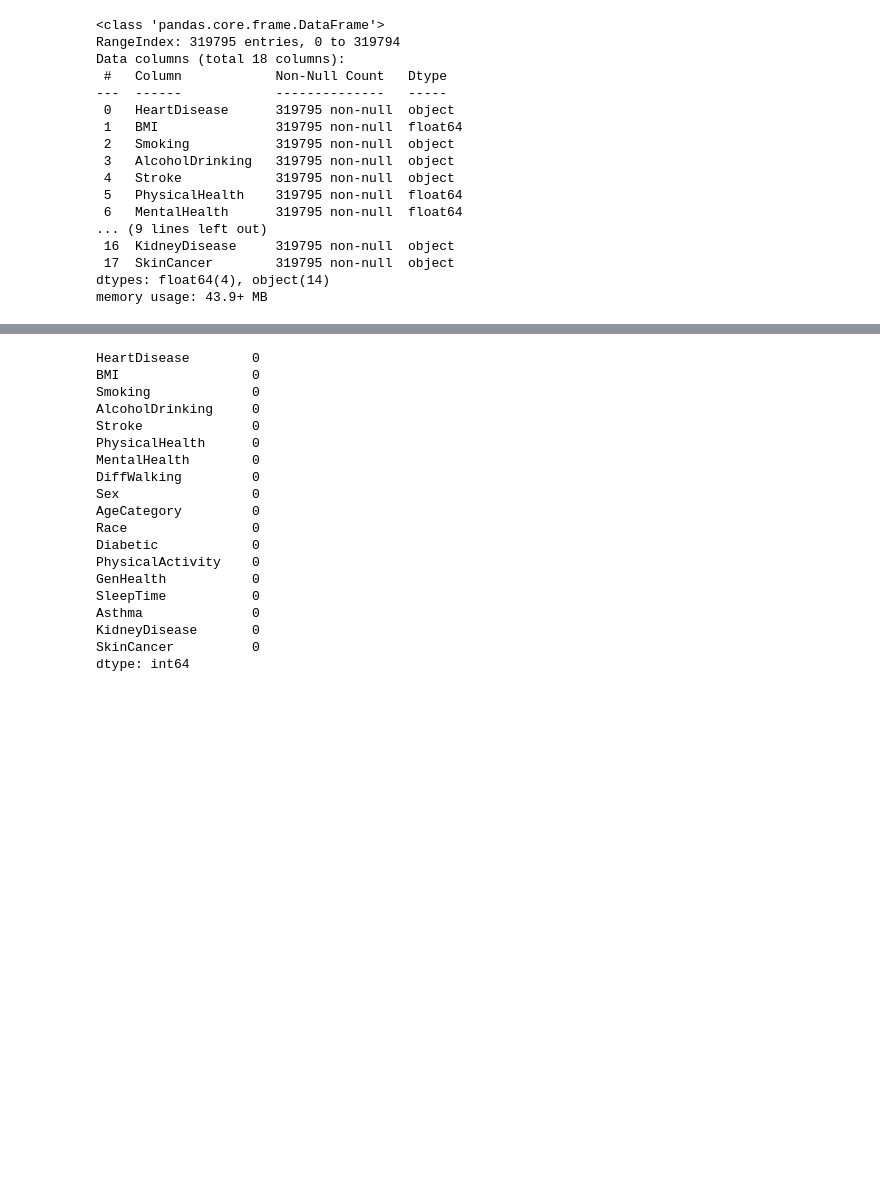
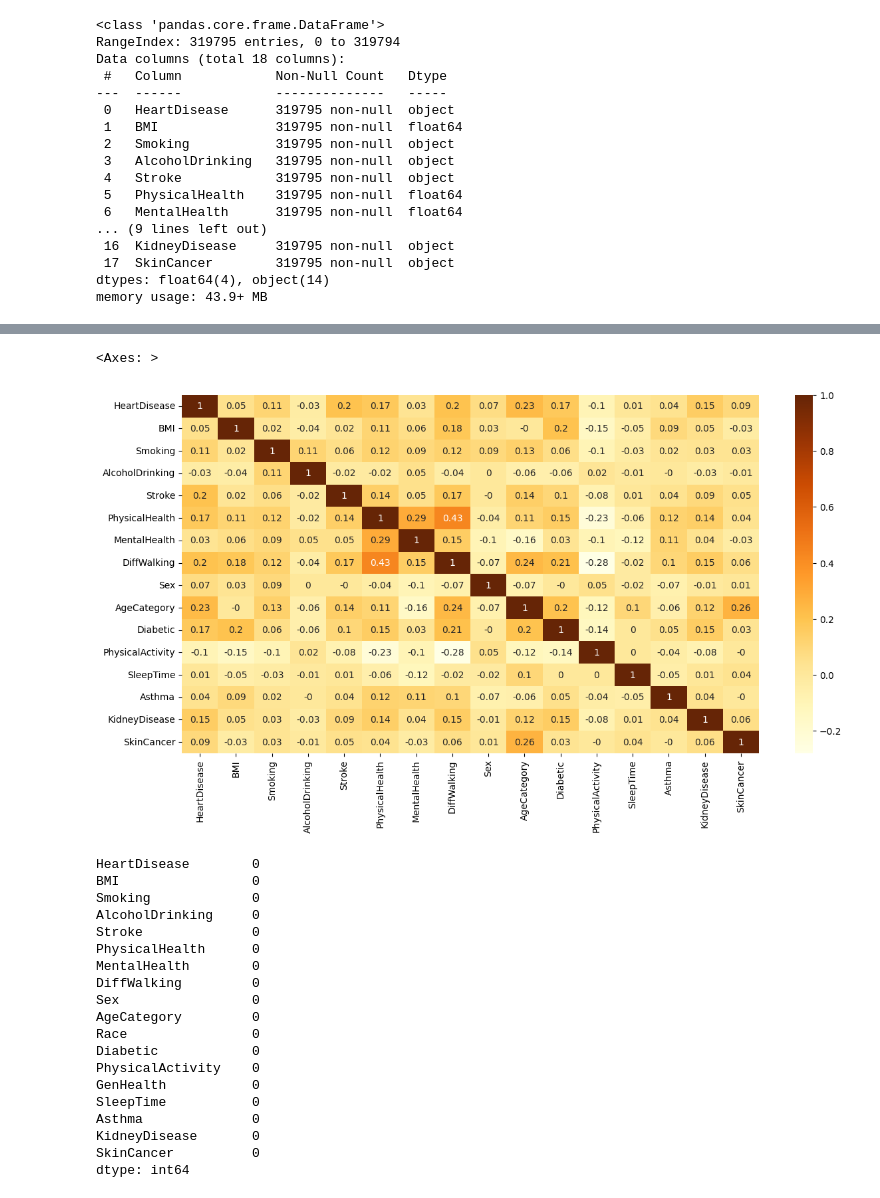
Before and after one commit to HADat079/DataMining, a Jupyter notebook: Heart Disease.ipynb, the cells around one changed output, grey strips where cells are left out. Saved outputs shown, nothing was run; the diff lists cells and outputs as text; code cells hidden in the pictures; blank space fills up the shorter version.

```diff
--- a/Heart Disease.ipynb
+++ b/Heart Disease.ipynb
@@ -48,3 +98,11 @@ memory usage: 43.9+ MB
+# %%
+import seaborn as sns
+correlation = data.corr().round(2)
+plt.figure(figsize = (14,7))
+sns.heatmap(correlation, annot = True, cmap = 'YlOrBr')
+# %% [output]
+<Axes: >
+[figure, added]
 # %%
 data.isnull().sum()
 # %% [output]
```
Also changed, not shown: parts of 82 cells of this notebook, 1 other file.
